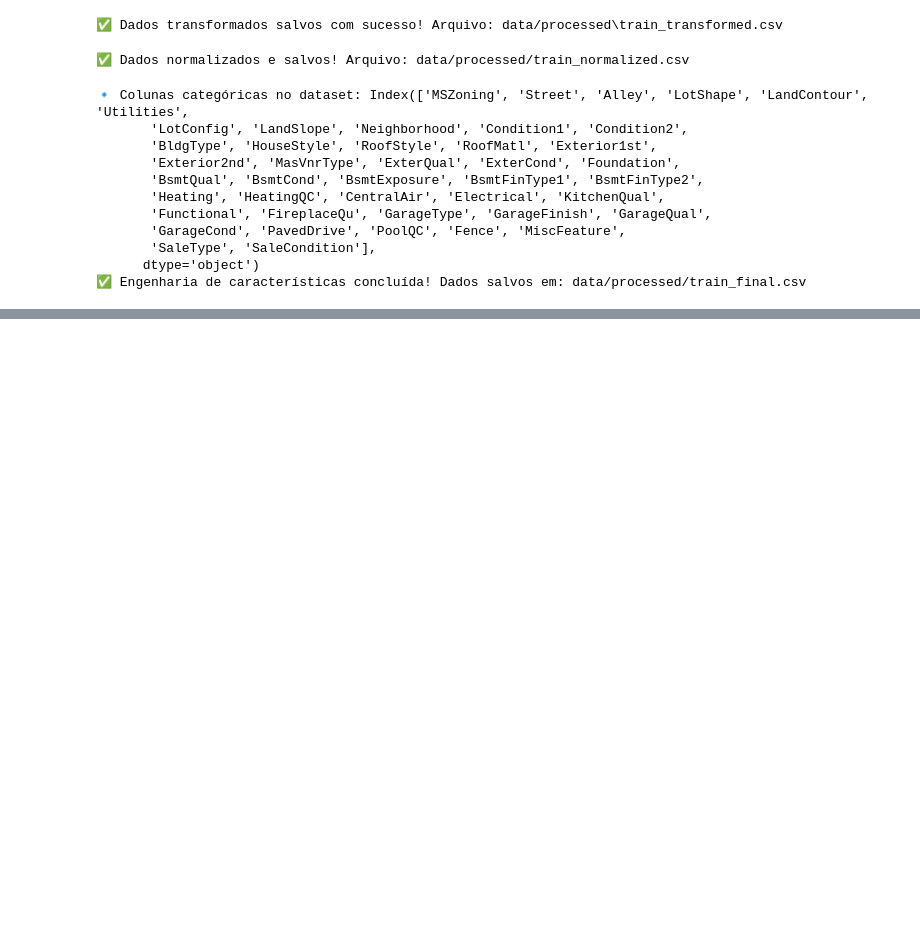
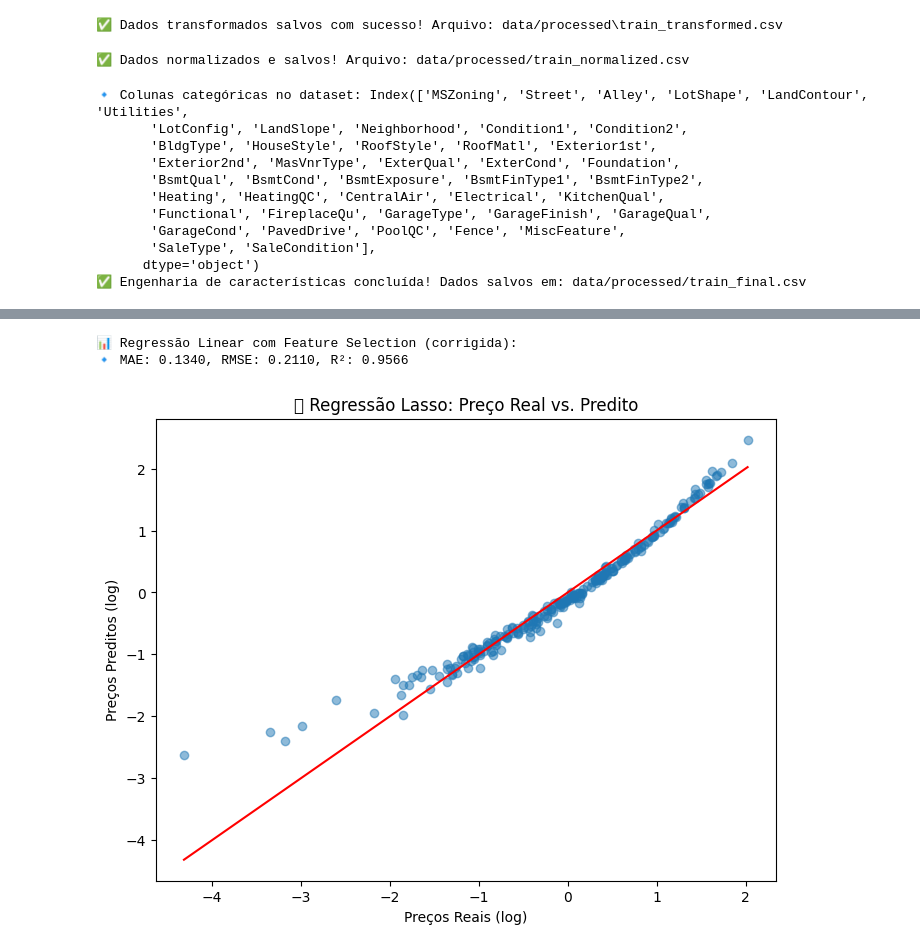
Before and after one commit to lgfas/house-prices-data-mining, a Jupyter notebook: Codigo/Projeto_House_Prices.ipynb, the cells around one changed output, grey strips where cells are left out. Saved outputs shown, nothing was run; the diff lists cells and outputs as text; code cells hidden in the pictures; blank space fills up the shorter version.

Commit message:
feat: linear regression, ridge and lasso regression

```diff
--- a/Codigo/Projeto_House_Prices.ipynb
+++ b/Codigo/Projeto_House_Prices.ipynb
@@ -349,0 +405,27 @@ print(f"✅ Engenharia de características concluída! Dados salvos em: {caminho
+# %%
+from sklearn.linear_model import Ridge, Lasso
+
+# Testar Ridge Regression (L2)
+ridge = Ridge(alpha=1.0)
+ridge.fit(X_train, y_train)
+y_pred_ridge = ridge.predict(X_test)
+
+# Testar Lasso Regression (L1)
+lasso = Lasso(alpha=0.01)
+lasso.fit(X_train, y_train)
+y_pred_lasso = lasso.predict(X_test)
+
+# Avaliação dos modelos
+mae_ridge = mean_absolute_error(y_test, y_pred_ridge)
+rmse_ridge = np.sqrt(mean_squared_error(y_test, y_pred_ridge))
+r2_ridge = r2_score(y_test, y_pred_ridge)
+
+mae_lasso = mean_absolute_error(y_test, y_pred_lasso)
+rmse_lasso = np.sqrt(mean_squared_error(y_test, y_pred_lasso))
+r2_lasso = r2_score(y_test, y_pred_lasso)
+
+print(f"📊 Ridge Regression:")
+print(f"🔹 MAE: {mae_ridge:.4f}, RMSE: {rmse_ridge:.4f}, R²: {r2_ridge:.4f}")
+
+print(f"\n📊 Lasso Regression:")
+print(f"🔹 MAE: {mae_lasso:.4f}, RMSE: {rmse_lasso:.4f}, R²: {r2_lasso:.4f}")
@@ -349,0 +438,50 @@ print(f"✅ Engenharia de características concluída! Dados salvos em: {caminho
+# %%
+import pandas as pd
+import numpy as np
+from sklearn.model_selection import train_test_split
+from sklearn.linear_model import LinearRegression
+from sklearn.metrics import mean_absolute_error, mean_squared_error, r2_score
+
+# Carregar os dados corrigidos
+train_final_df = pd.read_csv("data/processed/train_final.csv")
+
+# Remover 'SalePrice_log' antes da seleção de features
+correlacoes = train_final_df.corr()["SalePrice_log"].abs().sort_values(ascending=False)
+
+# Selecionar as 30 variáveis mais correlacionadas (excluindo 'SalePrice_log')
+top_features = correlacoes.index[1:31]  # Pegar do 2º em diante para não incluir SalePrice_log
+
+# Criar novo dataset com as variáveis mais importantes
+X_reduced = train_final_df[top_features]
+y = train_final_df["SalePrice_log"]
+
+# Dividir em treino (80%) e teste (20%)
+X_train_red, X_test_red, y_train_red, y_test_red = train_test_split(X_reduced, y, test_size=0.2, random_state=42)
+
+# Treinar novamente o modelo com menos variáveis
+modelo_red = LinearRegression()
+modelo_red.fit(X_train_red, y_train_red)
+y_pred_red = modelo_red.predict(X_test_red)
+
+# Avaliação do novo modelo reduzido
+mae_red = mean_absolute_error(y_test_red, y_pred_red)
+rmse_red = np.sqrt(mean_squared_error(y_test_red, y_pred_red))
+r2_red = r2_score(y_test_red, y_pred_red)
+
+print(f"📊 Regressão Linear com Feature Selection:")
+print(f"🔹 MAE: {mae_red:.4f}, RMSE: {rmse_red:.4f}, R²: {r2_red:.4f}")
+# %% [output]
+📊 Regressão Linear com Feature Selection (corrigida):
+🔹 MAE: 0.1340, RMSE: 0.2110, R²: 0.9566
+# %%
+import matplotlib.pyplot as plt
+
+plt.figure(figsize=(8,6))
+plt.scatter(y_test, y_pred_lasso, alpha=0.5)
+plt.xlabel("Preços Reais (log)")
+plt.ylabel("Preços Preditos (log)")
+plt.title("📊 Regressão Lasso: Preço Real vs. Predito")
+plt.plot([min(y_test), max(y_test)], [min(y_test), max(y_test)], color="red")  # Linha ideal
+plt.show()
+# %% [output]
+[figure, added]
```
Also changed, not shown: parts of 7 cells of this notebook, 4 other files.
